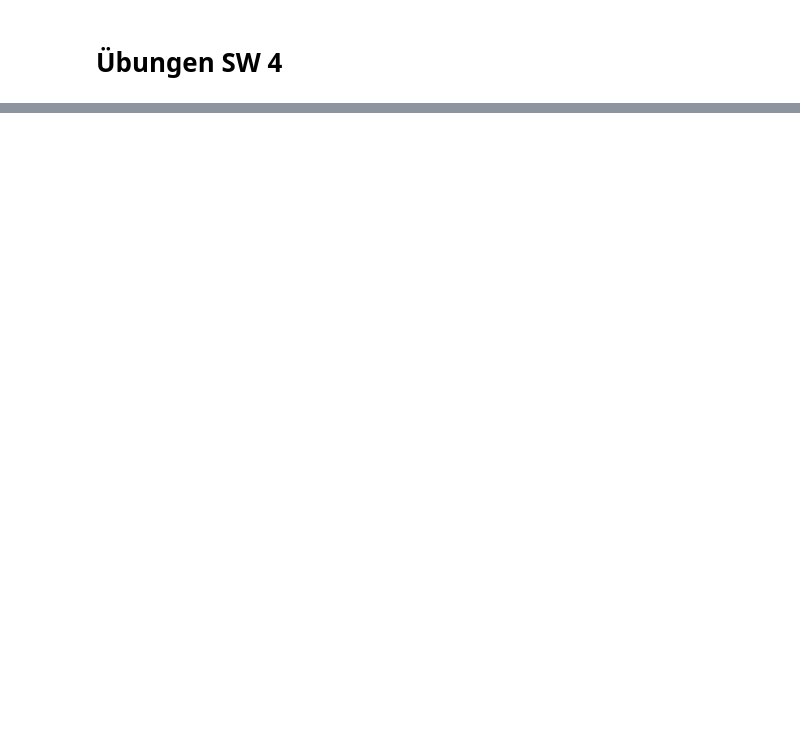
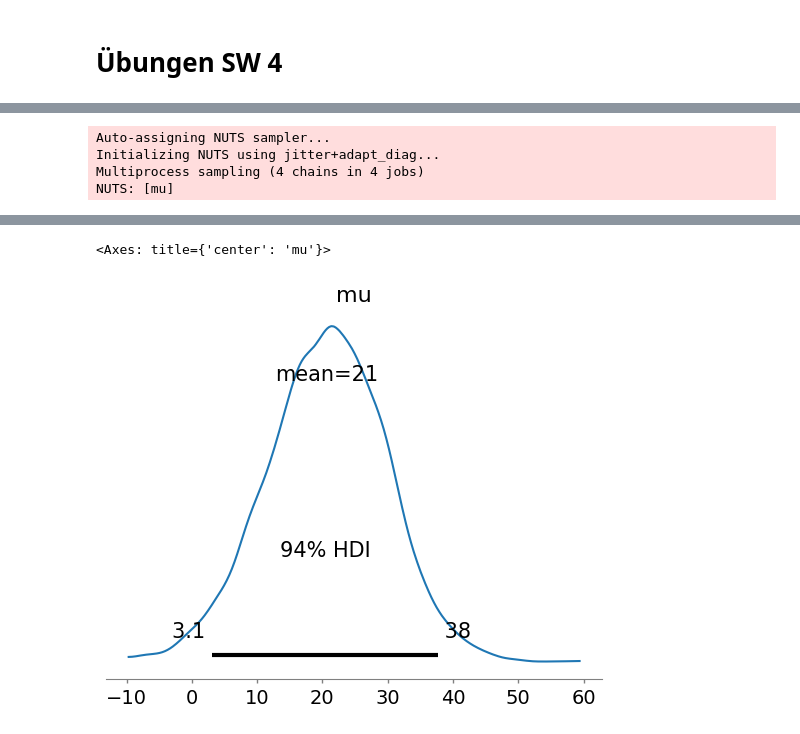
Before and after one commit to justinmeckmann1/stoc_hs24, a Jupyter notebook: Uebungen/04 - MCMC.ipynb, the cells around one changed output, grey strips where cells are left out. Cells and saved outputs as stored; diff of their text form; code cells hidden in the pictures; blank space fills up the shorter version.

```diff
--- a/Uebungen/04 - MCMC.ipynb
+++ b/Uebungen/04 - MCMC.ipynb
@@ -17,0 +225,17 @@ plt.show()
+# %%
+lower = -20
+upper = 100
+
+sigma = data.std()
+
+with pm.Model() as model_paired:
+    mu = pm.Uniform('mu', lower=lower, upper=upper)
+    y = pm.Normal('y', mu=mu, sigma=sigma, observed=data)
+    trace_paired = pm.sample(1000)
+
+az.plot_posterior(trace_paired)
+# %% [output]
+Auto-assigning NUTS sampler...
+Initializing NUTS using jitter+adapt_diag...
+Multiprocess sampling (4 chains in 4 jobs)
+NUTS: [mu]
@@ -17,0 +245,2 @@ plt.show()
+<Axes: title={'center': 'mu'}>
+[figure, added]
```
Also changed, not shown: parts of 17 cells of this notebook, 15 other files.
